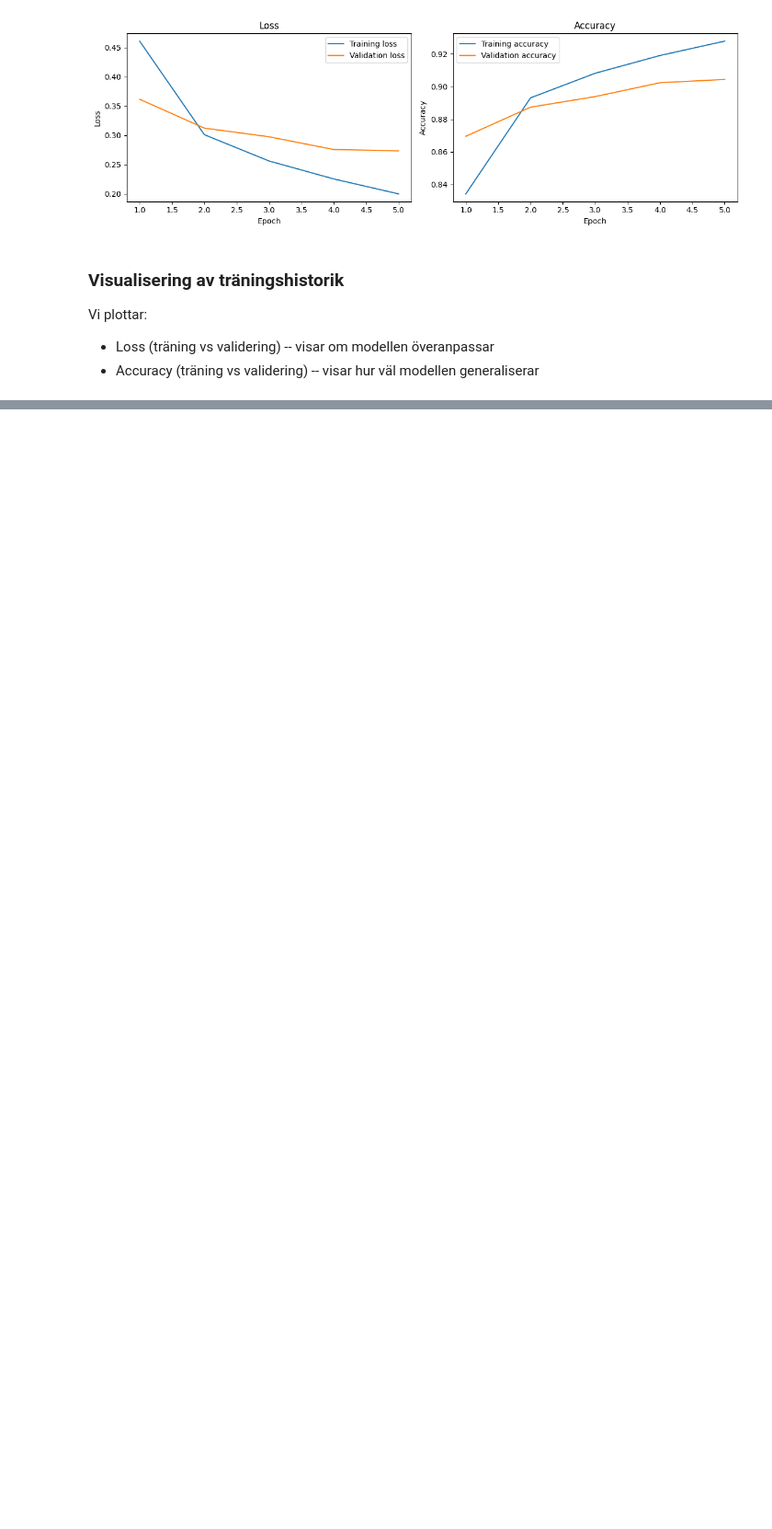
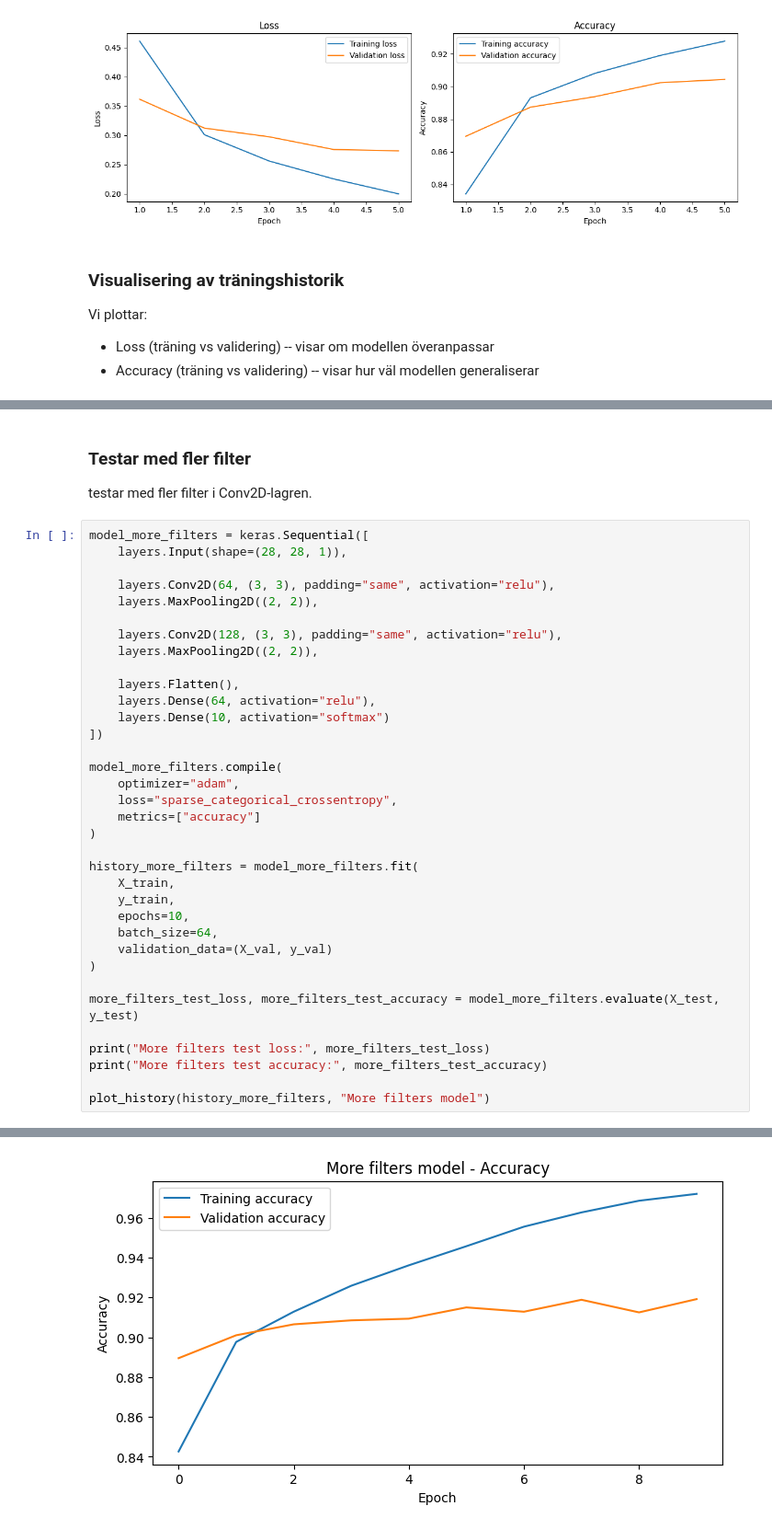
Before and after one commit to KevinCJohansson/Deep_learning, a Jupyter notebook: Notebook.ipynb, the cells around one changed output, grey strips where cells are left out. Shown at 92% size. Drawn from its saved outputs; the diff is of its cells as text; blank space fills up the shorter version.

```diff
--- a/Notebook.ipynb
+++ b/Notebook.ipynb
@@ -321,0 +467,40 @@ Vi plottar:
+# %% [markdown]
+### Testar med fler filter
+
+testar med fler filter i Conv2D-lagren.
+# %%
+model_more_filters = keras.Sequential([
+    layers.Input(shape=(28, 28, 1)),
+
+    layers.Conv2D(64, (3, 3), padding="same", activation="relu"),
+    layers.MaxPooling2D((2, 2)),
+
+    layers.Conv2D(128, (3, 3), padding="same", activation="relu"),
+    layers.MaxPooling2D((2, 2)),
+
+    layers.Flatten(),
+    layers.Dense(64, activation="relu"),
+    layers.Dense(10, activation="softmax")
+])
+
+model_more_filters.compile(
+    optimizer="adam",
+    loss="sparse_categorical_crossentropy",
+    metrics=["accuracy"]
+)
+
+history_more_filters = model_more_filters.fit(
+    X_train,
+    y_train,
+    epochs=10,
+    batch_size=64,
+    validation_data=(X_val, y_val)
+)
+
+more_filters_test_loss, more_filters_test_accuracy = model_more_filters.evaluate(X_test, y_test)
+
+print("More filters test loss:", more_filters_test_loss)
+print("More filters test accuracy:", more_filters_test_accuracy)
+
+plot_history(history_more_filters, "More filters model")
+# %% [output]
@@ -321,0 +524 @@ Vi plottar:
+[figure, added]
```
Also changed, not shown: parts of 15 cells of this notebook.
